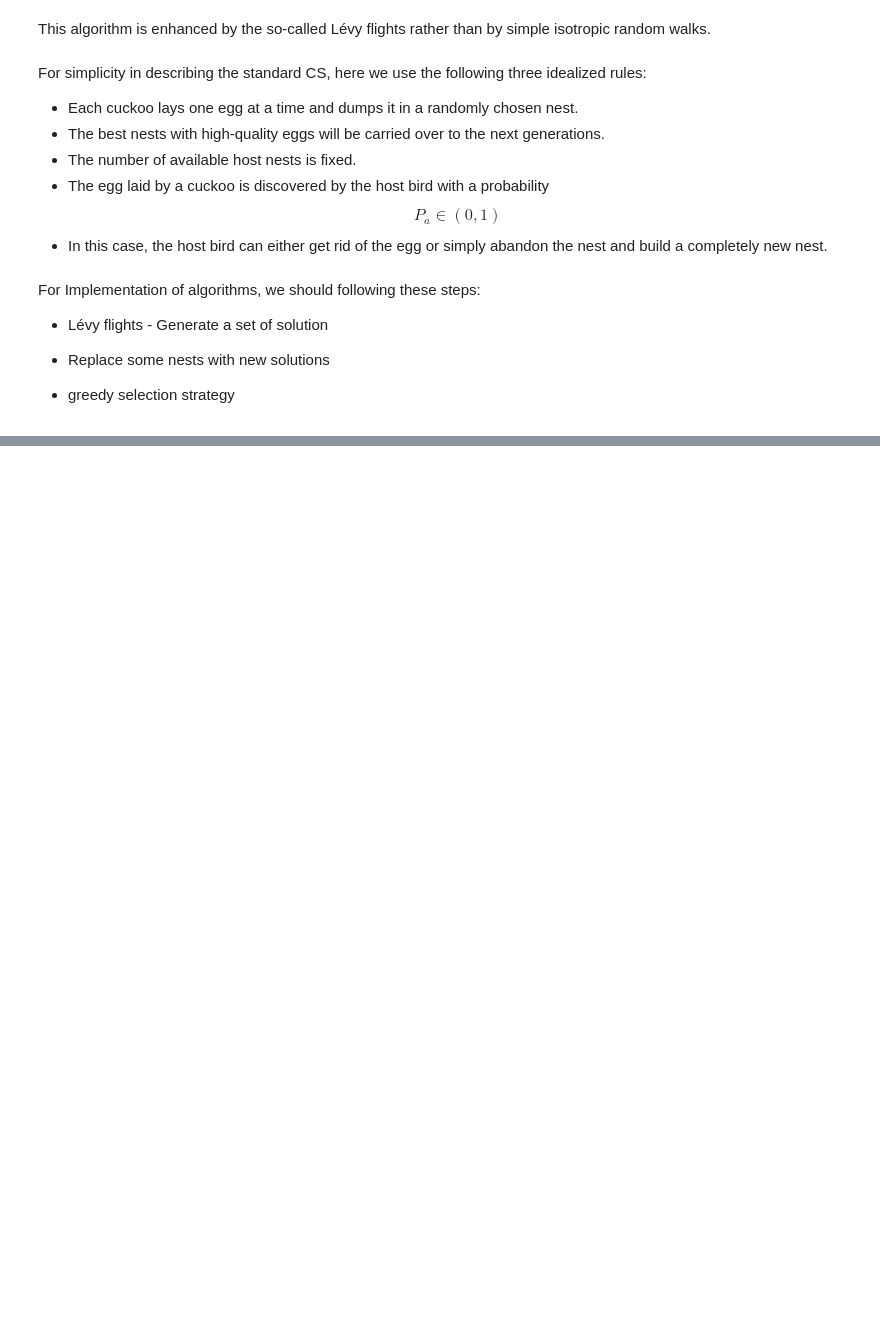
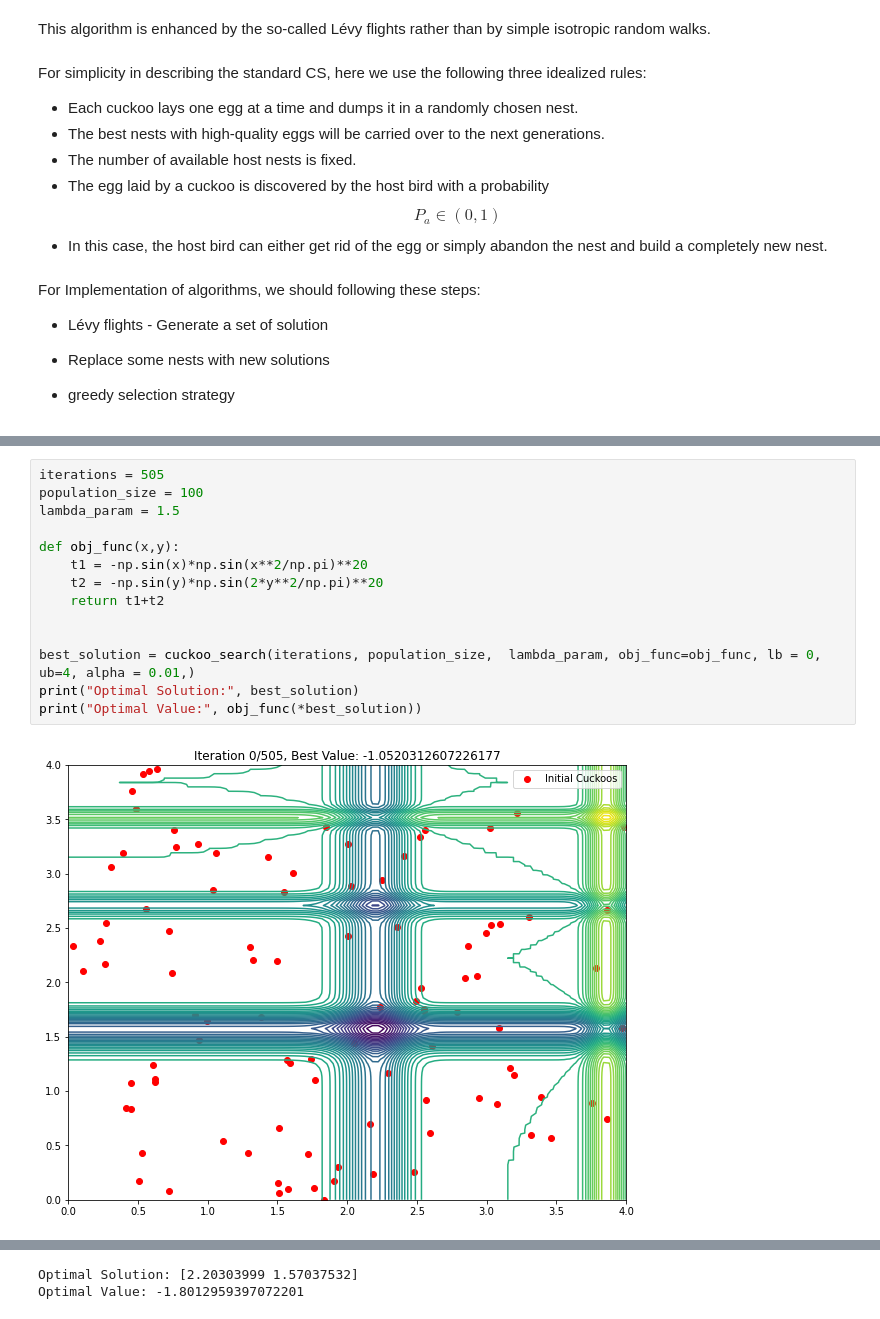
Before and after one commit to pourdaavar/nature-inspired-algorithms, a Jupyter notebook: cuckoo/main.ipynb, the cells around one changed output, grey strips where cells are left out. Saved outputs shown, nothing was run; the diff lists cells and outputs as text; blank space fills up the shorter version.

```diff
--- a/cuckoo/main.ipynb
+++ b/cuckoo/main.ipynb
@@ -36,0 +175,16 @@ import math
+# %%
+iterations = 505
+population_size = 100
+lambda_param = 1.5
+
+def obj_func(x,y):
+    t1 = -np.sin(x)*np.sin(x**2/np.pi)**20
+    t2 = -np.sin(y)*np.sin(2*y**2/np.pi)**20
+    return t1+t2
+
+
+best_solution = cuckoo_search(iterations, population_size,  lambda_param, obj_func=obj_func, lb = 0, ub=4, alpha = 0.01,)
+print("Optimal Solution:", best_solution)
+print("Optimal Value:", obj_func(*best_solution))
+# %% [output]
+[figure, added]
@@ -36,0 +197,2 @@ import math
+Optimal Solution: [2.20303999 1.57037532]
+Optimal Value: -1.8012959397072201
```
Also changed, not shown: parts of 16 cells of this notebook.
